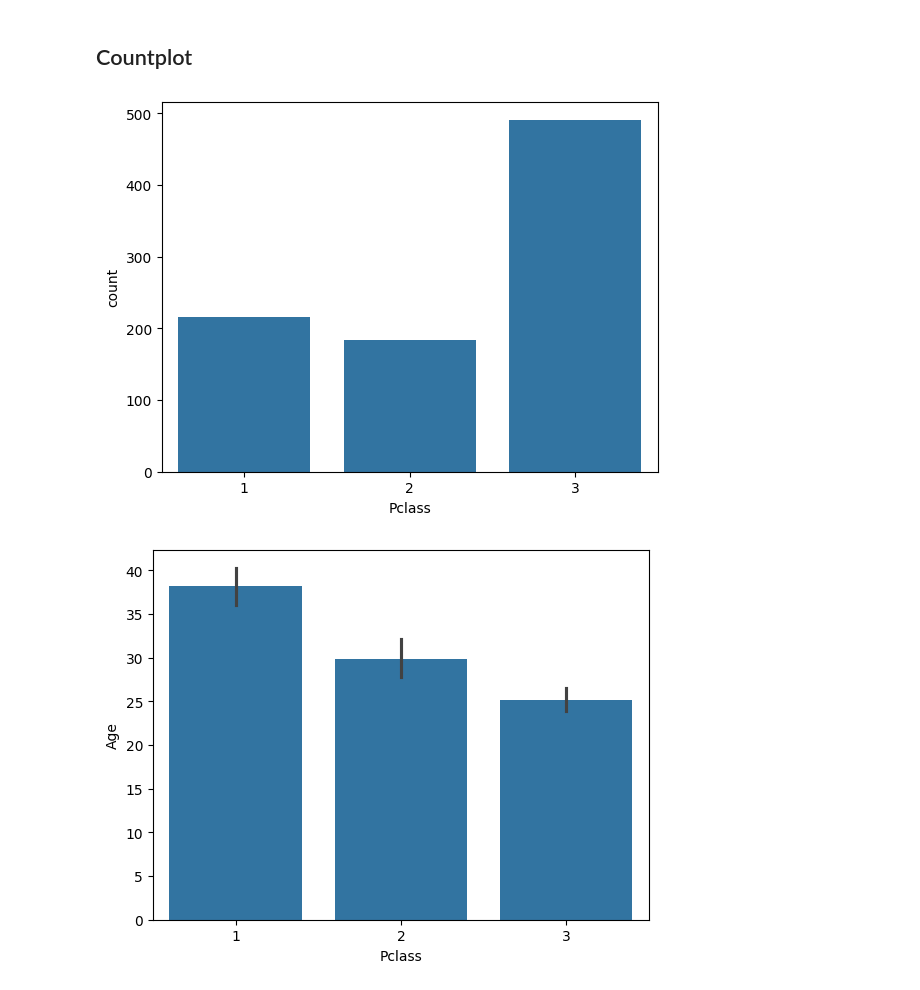
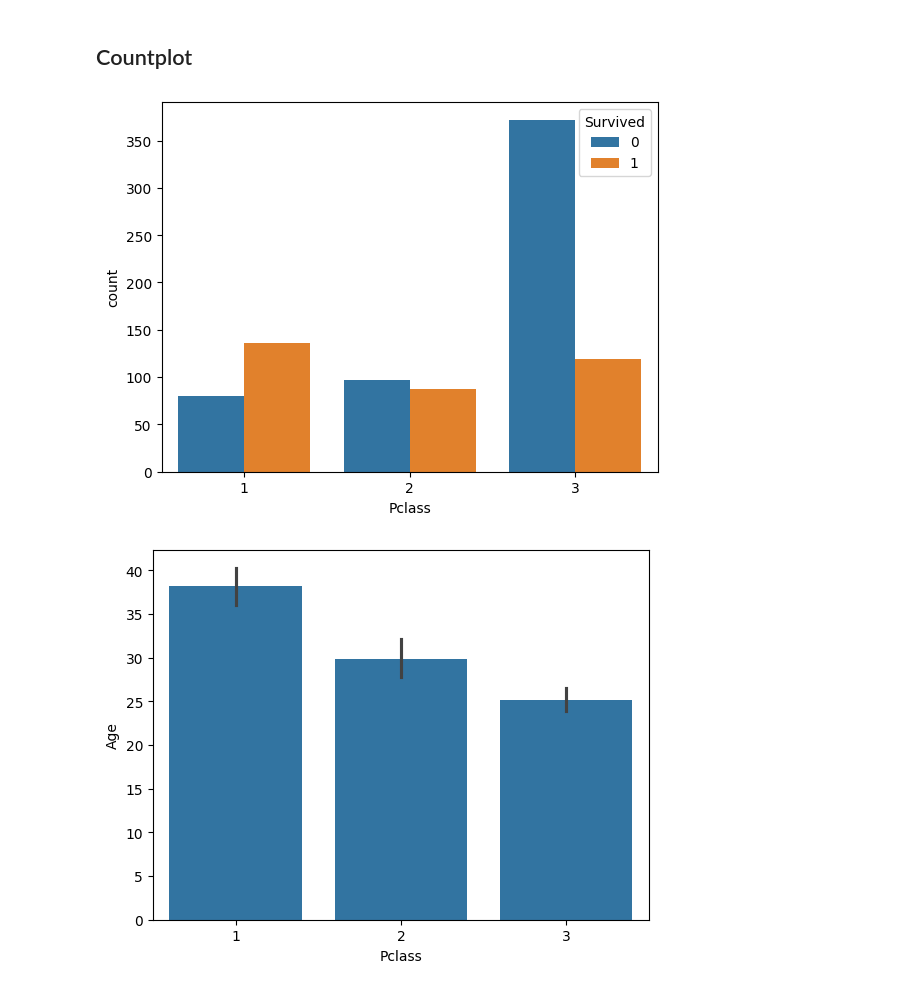
Before and after one commit to LanguageExchanger/DataVisualization, a Jupyter notebook: TitanicVisualization.ipynb, the cells around one changed output. Drawn from its saved outputs; the diff is of its cells as text; code cells hidden in the pictures.

```diff
--- a/TitanicVisualization.ipynb
+++ b/TitanicVisualization.ipynb
@@ -66,10 +137,10 @@ plt.show()
 # %% [markdown]
 ## Countplot
 # %%
-sns.countplot(x='Pclass', data=titanic_df)
+sns.countplot(x='Pclass', hue = 'Survived', data=titanic_df)
 plt.show()
 # %% [output]
-[figure, old version]
+[figure, new version]
 # %%
 # 자동으로 xlabel, ylabel을 barplot( )의 x인자값인 Pclass, y인자값이 Age로 설정.
 sns.barplot(x='Pclass', y='Age', data=titanic_df)
```
Also changed, not shown: parts of 14 cells of this notebook.
